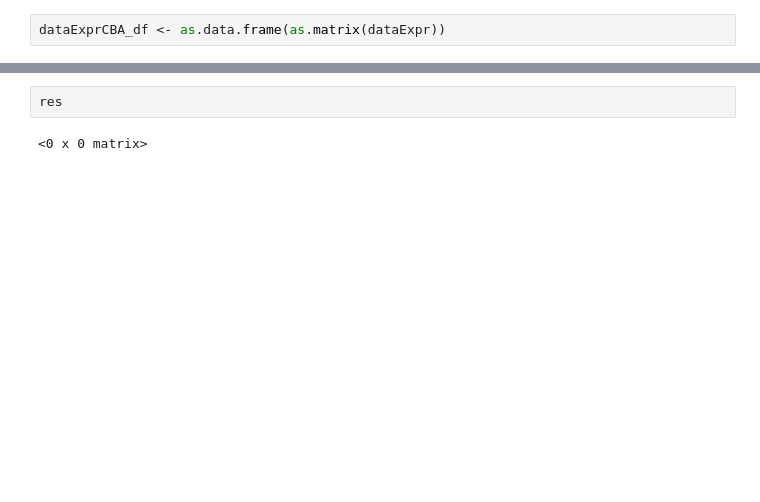
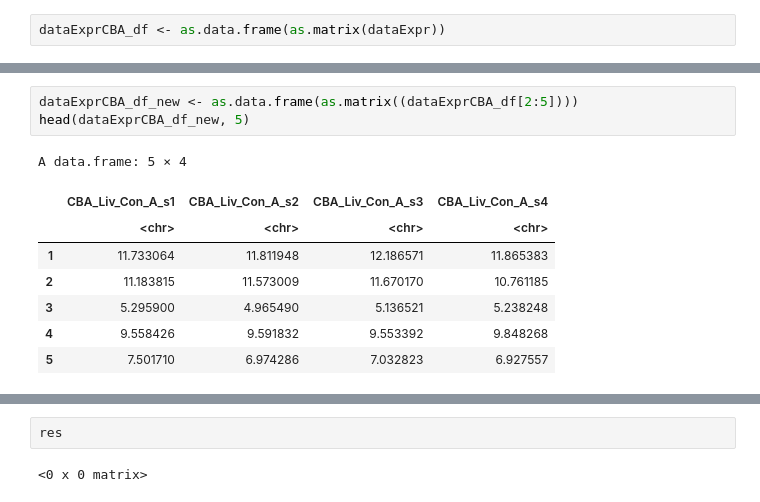
Before and after one commit to almedida/thesis, a Jupyter notebook: t_test.ipynb, the cells around one changed output, grey strips where cells are left out. Cells and saved outputs as stored; diff of their text form; blank space fills up the shorter version.

```diff
--- a/t_test.ipynb
+++ b/t_test.ipynb
@@ -32,0 +62,12 @@ A data.frame: 5 × 24
+# %%
+dataExprCBA_df_new <- as.data.frame(as.matrix((dataExprCBA_df[2:5])))
+head(dataExprCBA_df_new, 5)
+# %% [output]
+A data.frame: 5 × 4
+|  | CBA_Liv_Con_A_s1 | CBA_Liv_Con_A_s2 | CBA_Liv_Con_A_s3 | CBA_Liv_Con_A_s4 |
+|  | <chr> | <chr> | <chr> | <chr> |
+| 1 | 11.733064 | 11.811948 | 12.186571 | 11.865383 |
+| 2 | 11.183815 | 11.573009 | 11.670170 | 10.761185 |
+| 3 | 5.295900 | 4.965490 | 5.136521 | 5.238248 |
+| 4 | 9.558426 | 9.591832 | 9.553392 | 9.848268 |
+| 5 | 7.501710 | 6.974286 | 7.032823 | 6.927557 |
```
Also changed, not shown: parts of 9 cells of this notebook.
